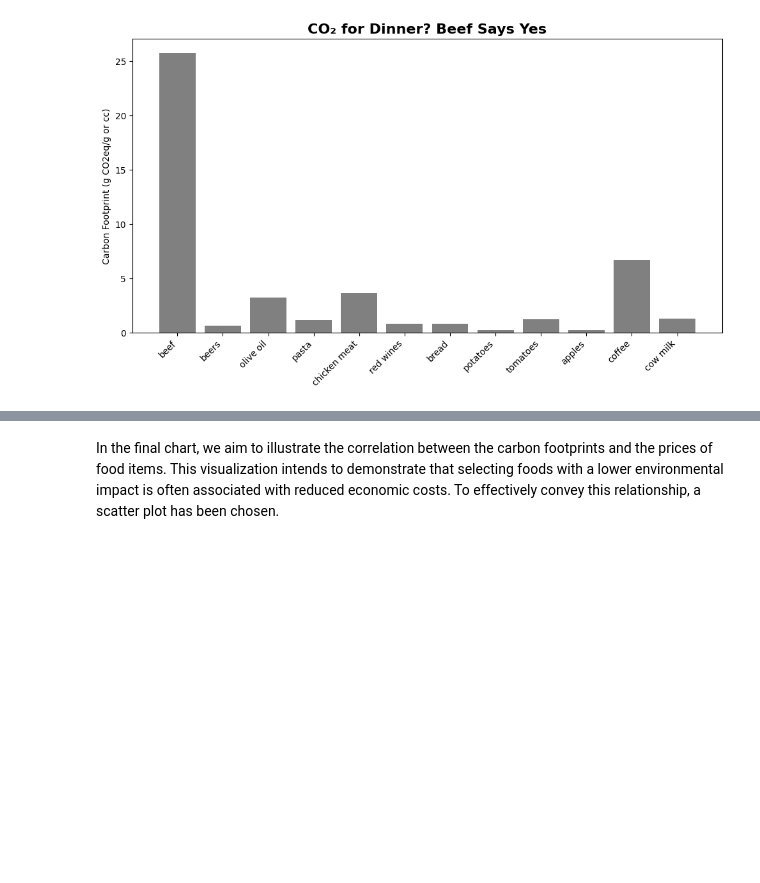
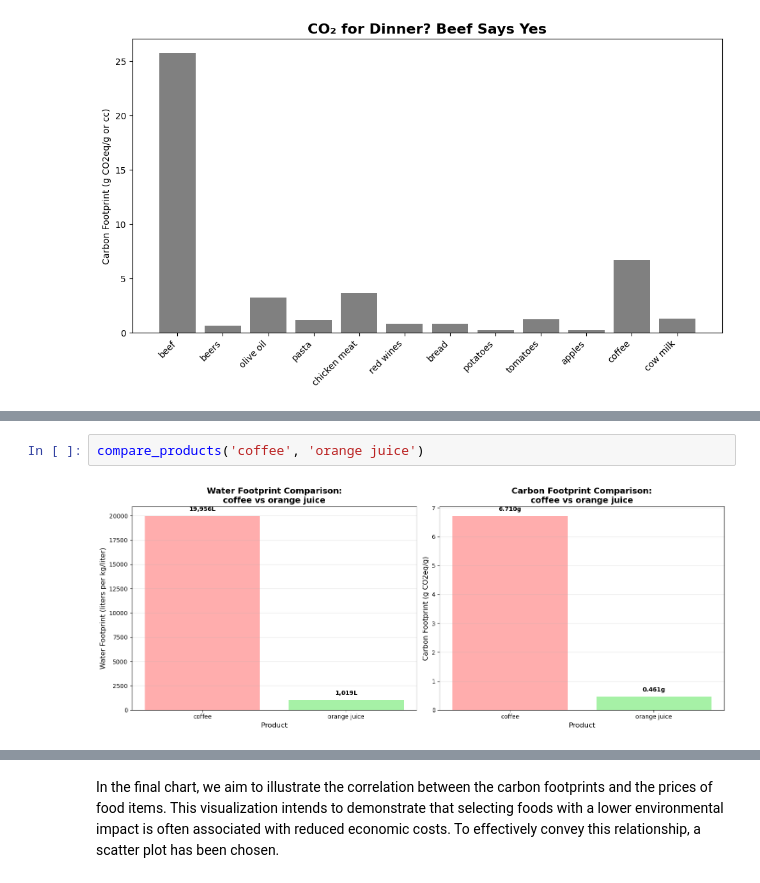
Before and after one commit to TCoaM/TrueCostOfAMeal, a Jupyter notebook: stuff/simo_notebook.ipynb, the cells around one changed output, grey strips where cells are left out. Drawn from its saved outputs; the diff is of its cells as text; blank space fills up the shorter version.

```diff
--- a/stuff/simo_notebook.ipynb
+++ b/stuff/simo_notebook.ipynb
@@ -2344,0 +2433,4 @@ plt.tight_layout()
+# %%
+compare_products('coffee', 'orange juice')
+# %% [output]
+[figure, added]
```
Also changed, not shown: parts of 17 cells of this notebook.
